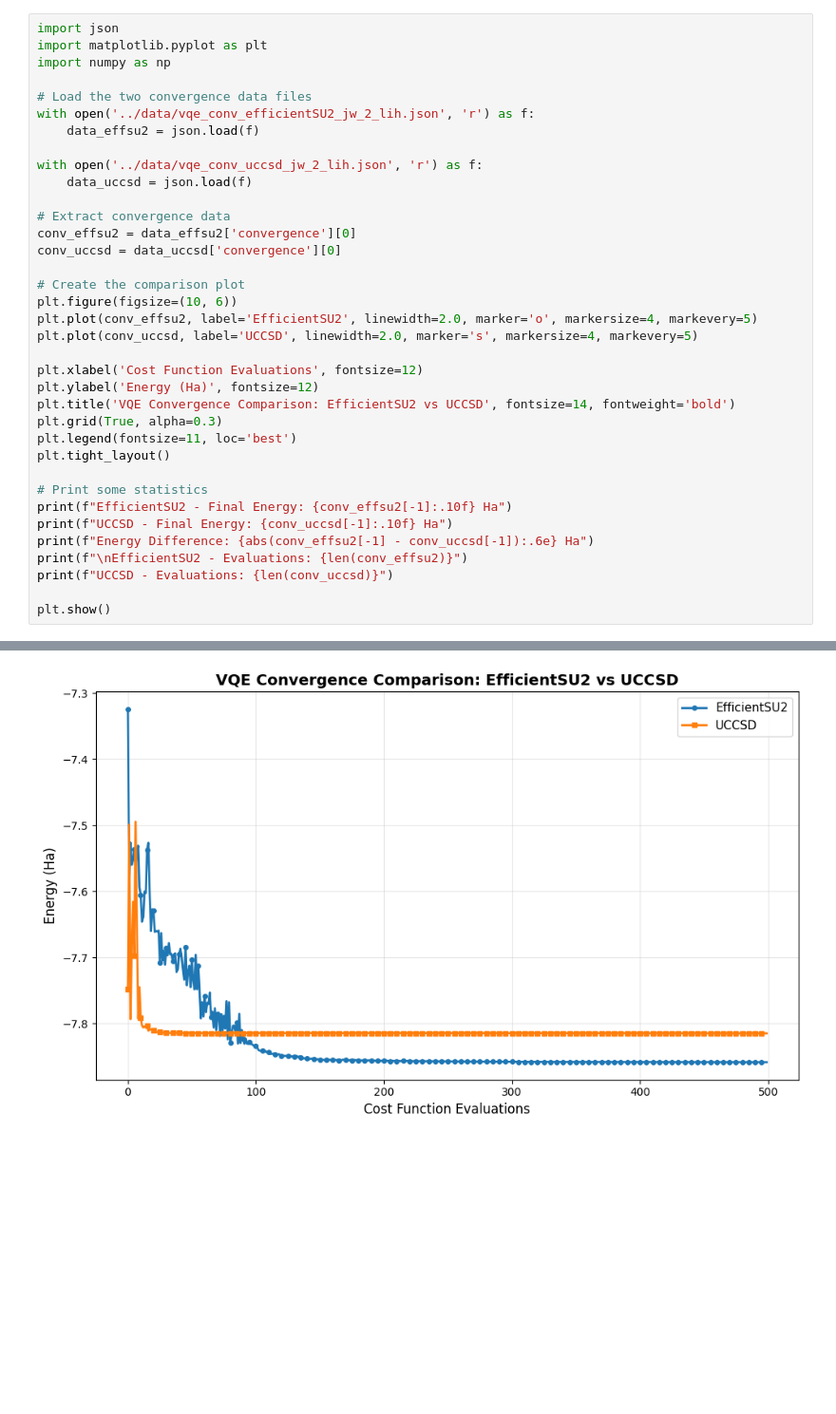
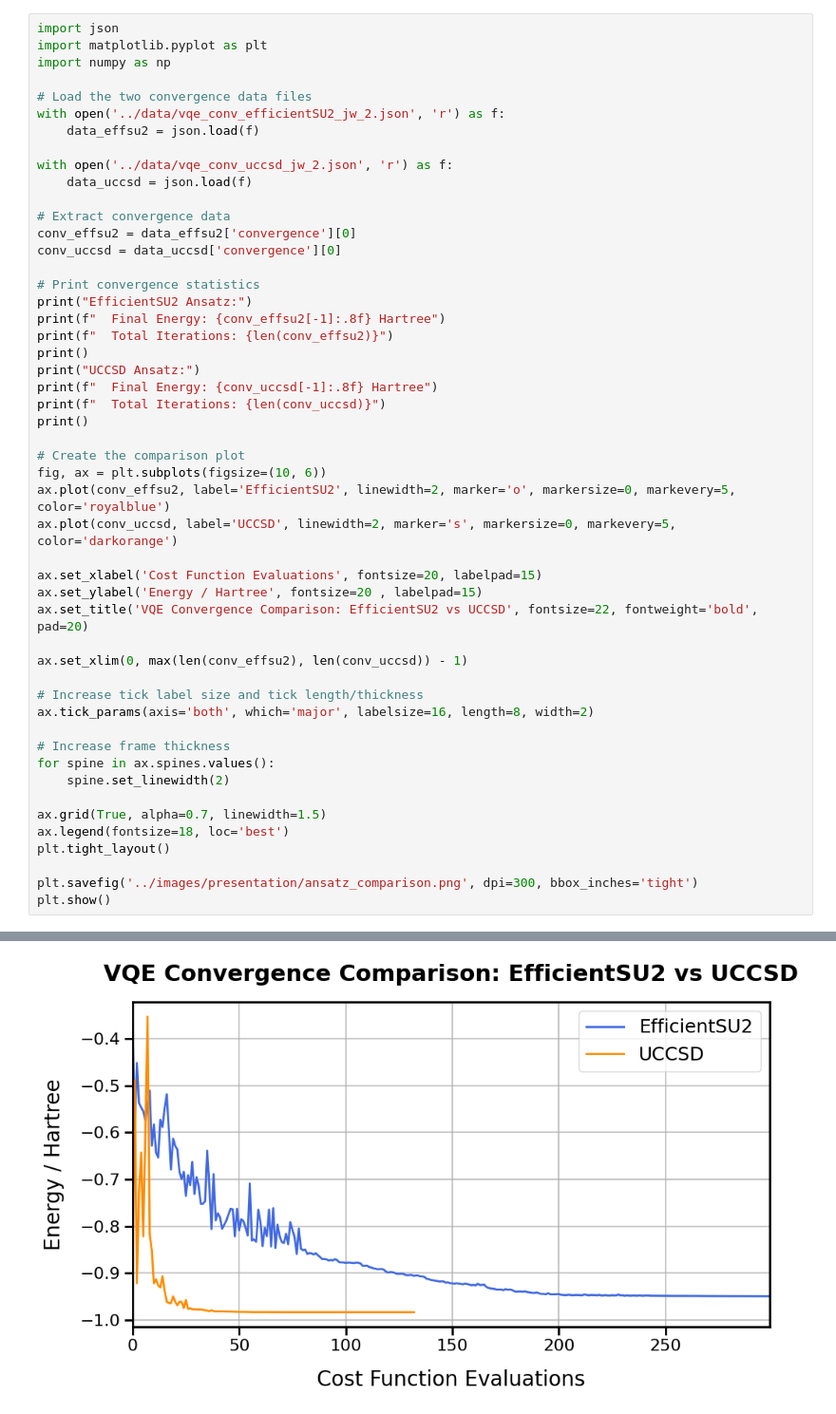
Before and after one commit to LukasMeinschad/vu_quantum_computing, a Jupyter notebook: additional_notebooks/ansatz_comparison.ipynb, the cells around one changed output, grey strips where cells are left out. Shown at 95% size. Saved outputs shown, nothing was run; the diff lists cells and outputs as text; blank space fills up the shorter version.

```diff
--- a/additional_notebooks/ansatz_comparison.ipynb
+++ b/additional_notebooks/ansatz_comparison.ipynb
@@ -4,34 +4,48 @@ import matplotlib.pyplot as plt
 import numpy as np
 
 # Load the two convergence data files
-with open('../data/vqe_conv_efficientSU2_jw_2_lih.json', 'r') as f:
+with open('../data/vqe_conv_efficientSU2_jw_2.json', 'r') as f:
     data_effsu2 = json.load(f)
 
-with open('../data/vqe_conv_uccsd_jw_2_lih.json', 'r') as f:
+with open('../data/vqe_conv_uccsd_jw_2.json', 'r') as f:
     data_uccsd = json.load(f)
 
 # Extract convergence data
 conv_effsu2 = data_effsu2['convergence'][0]
 conv_uccsd = data_uccsd['convergence'][0]
 
+# Print convergence statistics
+print("EfficientSU2 Ansatz:")
+print(f"  Final Energy: {conv_effsu2[-1]:.8f} Hartree")
+print(f"  Total Iterations: {len(conv_effsu2)}")
+print()
+print("UCCSD Ansatz:")
+print(f"  Final Energy: {conv_uccsd[-1]:.8f} Hartree")
+print(f"  Total Iterations: {len(conv_uccsd)}")
+print()
+
 # Create the comparison plot
-plt.figure(figsize=(10, 6))
-plt.plot(conv_effsu2, label='EfficientSU2', linewidth=2.0, marker='o', markersize=4, markevery=5)
-plt.plot(conv_uccsd, label='UCCSD', linewidth=2.0, marker='s', markersize=4, markevery=5)
+fig, ax = plt.subplots(figsize=(10, 6))
+ax.plot(conv_effsu2, label='EfficientSU2', linewidth=2, marker='o', markersize=0, markevery=5, color='royalblue')
+ax.plot(conv_uccsd, label='UCCSD', linewidth=2, marker='s', markersize=0, markevery=5, color='darkorange')
 
-plt.xlabel('Cost Function Evaluations', fontsize=12)
-plt.ylabel('Energy (Ha)', fontsize=12)
-plt.title('VQE Convergence Comparison: EfficientSU2 vs UCCSD', fontsize=14, fontweight='bold')
-plt.grid(True, alpha=0.3)
-plt.legend(fontsize=11, loc='best')
+ax.set_xlabel('Cost Function Evaluations', fontsize=20, labelpad=15)
+ax.set_ylabel('Energy / Hartree', fontsize=20 , labelpad=15)
+ax.set_title('VQE Convergence Comparison: EfficientSU2 vs UCCSD', fontsize=22, fontweight='bold', pad=20)
+
+ax.set_xlim(0, max(len(conv_effsu2), len(conv_uccsd)) - 1)
+
+# Increase tick label size and tick length/thickness
+ax.tick_params(axis='both', which='major', labelsize=16, length=8, width=2)
+
+# Increase frame thickness
+for spine in ax.spines.values():
+    spine.set_linewidth(2)
+
+ax.grid(True, alpha=0.7, linewidth=1.5)
+ax.legend(fontsize=18, loc='best')
 plt.tight_layout()
 
-# Print some statistics
-print(f"EfficientSU2 - Final Energy: {conv_effsu2[-1]:.10f} Ha")
-print(f"UCCSD - Final Energy: {conv_uccsd[-1]:.10f} Ha")
-print(f"Energy Difference: {abs(conv_effsu2[-1] - conv_uccsd[-1]):.6e} Ha")
-print(f"\nEfficientSU2 - Evaluations: {len(conv_effsu2)}")
-print(f"UCCSD - Evaluations: {len(conv_uccsd)}")
-
+plt.savefig('../images/presentation/ansatz_comparison.png', dpi=300, bbox_inches='tight')
 plt.show()
 # %% [output]
@@ -44 +59 @@ UCCSD - Evaluations: 500
-[figure, old version]
+[figure, new version]
```
Also changed, not shown: parts of 1 cell of this notebook, 5 other files.
